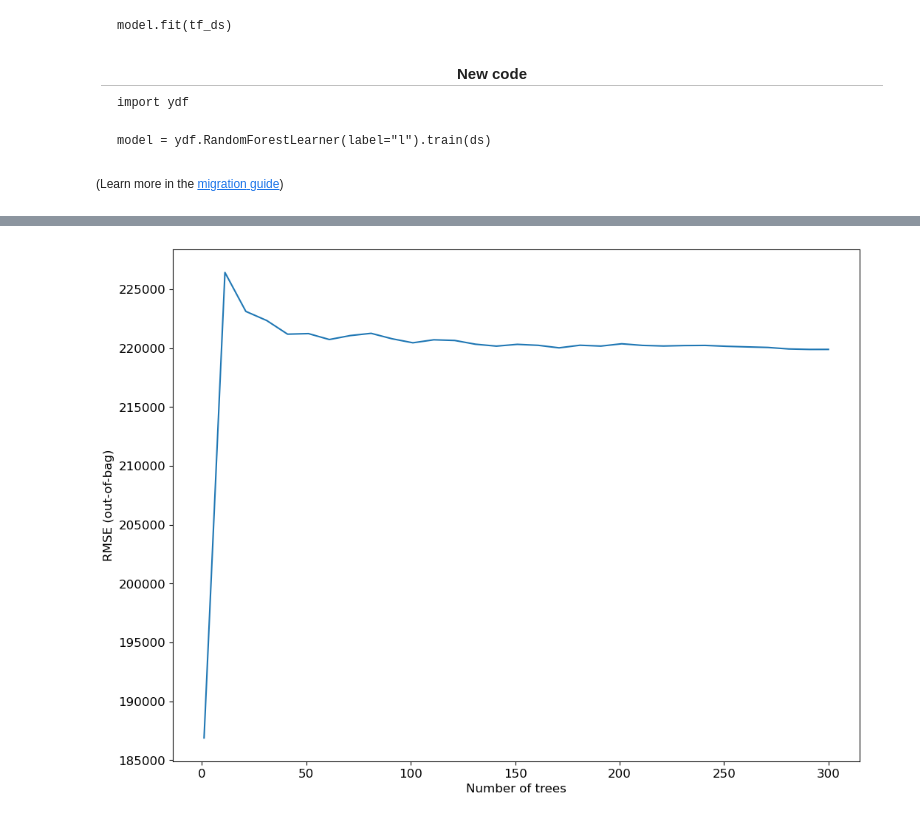
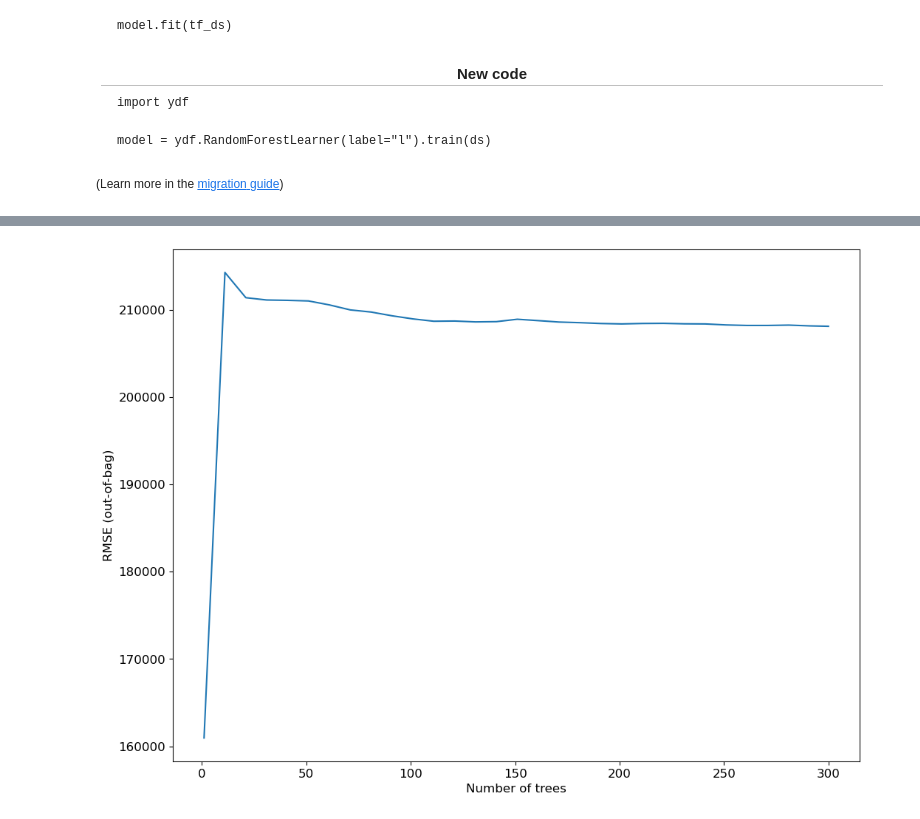
Before and after one commit to ivanyun321/housing-price-predictor, a Jupyter notebook: Random_Forest.ipynb, the cells around one changed output, grey strips where cells are left out. Saved outputs shown, nothing was run; the diff lists cells and outputs as text; code cells hidden in the pictures.

Commit message:
changing depths

```diff
--- a/Random_Forest.ipynb
+++ b/Random_Forest.ipynb
@@ -58,15 +53,0 @@ os.environ['TF_CPP_MIN_LOG_LEVEL'] = '3'
-# %%
-tf.get_logger().setLevel('FATAL')
-
-# Create a Random Forest model with correct parameters
-rf = tfdf.keras.RandomForestModel(
-    task=tfdf.keras.Task.REGRESSION,
-    verbose=0,
-    # Remove the log_verbose_level parameter as it's not supported
-)
-
-# Compile with your metrics
-rf.compile(metrics=['RootMeanSquaredError'])
-
-# Train with verbose=0 to suppress output
-rf.fit(train_ds, verbose=0)
@@ -91,0 +54,25 @@ I0000 00:00:1742706771.538503 11436552 abstract_model.cc:1439] Engine "RandomFor
+# %%
+max_depth_options = [5, 10, 15, 20, None]
+results = {}
+models = []
+for max_depth in max_depth_options:
+    print(f"\nTraining with max_depth = {max_depth}")
+    model = tfdf.keras.RandomForestModel(
+        task=tfdf.keras.Task.REGRESSION,
+        max_depth=max_depth,
+        verbose=0
+    )
+
+    model.compile(metrics=["RootMeanSquaredError"])
+
+    model.fit(train_ds, verbose=0)
+
+    evaluation = model.evaluate(valid_ds, verbose=0)
+    rmse = evaluation[1]
+    results[max_depth] = rmse
+    print(f"Validation RMSE: {rmse:.4f}")
+    models.append(model)
+
+print("\nResults for each max_depth candidate:")
+for depth, rmse in results.items():
+    print(f"max_depth = {depth}: RMSE = {rmse:.4f}")
@@ -92 +189,3 @@ I0000 00:00:1742706771.538503 11436552 abstract_model.cc:1439] Engine "RandomFor
+# %%
+best_model = models[3]
 # %%
@@ -94,11 +193,11 @@ tfdf.model_plotter.plot_model_in_colab(rf, tree_idx = 0, max_depth = 3)
 # %% [output]
 [interactive output not drawn]
 # %%
-logs = rf.make_inspector().training_logs()
+logs = best_model.make_inspector().training_logs()
 plt.plot([log.num_trees for log in logs], [log.evaluation.rmse for log in logs])
 plt.xlabel("Number of trees")
 plt.ylabel("RMSE (out-of-bag)")
 plt.show()
 # %% [output]
-[figure, old version]
+[figure, new version]
 # %%
```
Also changed, not shown: parts of 10 cells of this notebook, 5 other files.
